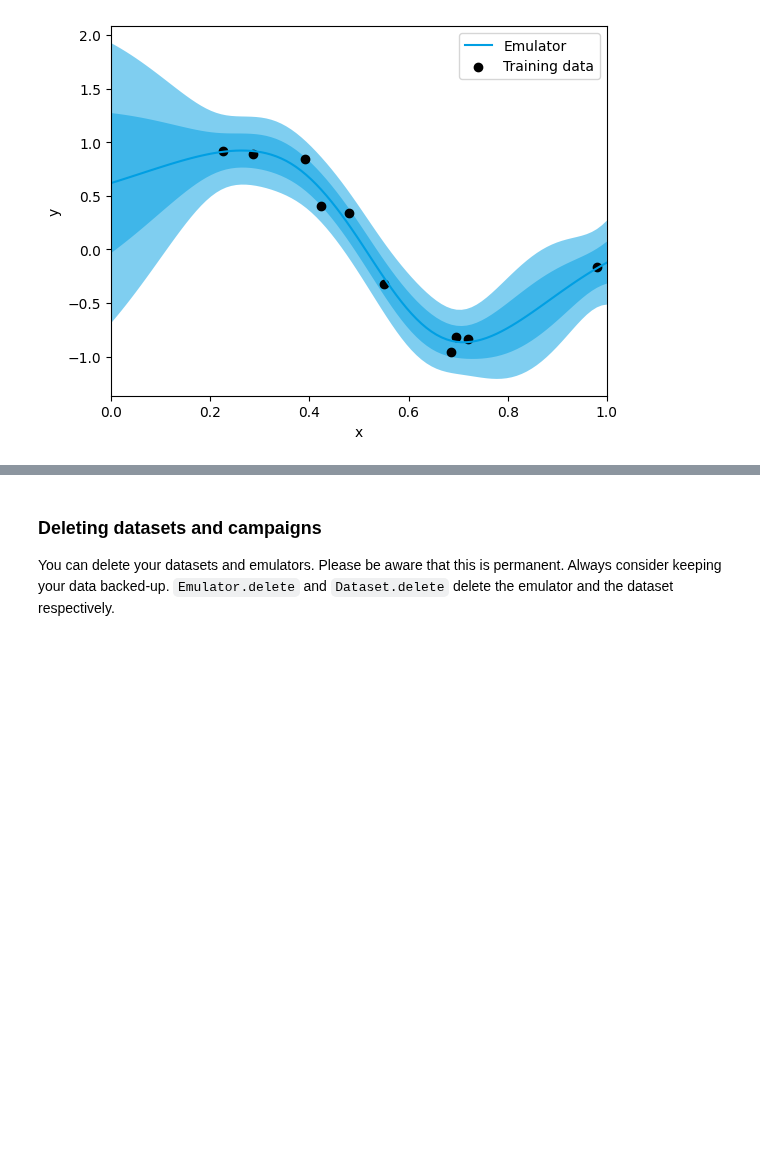
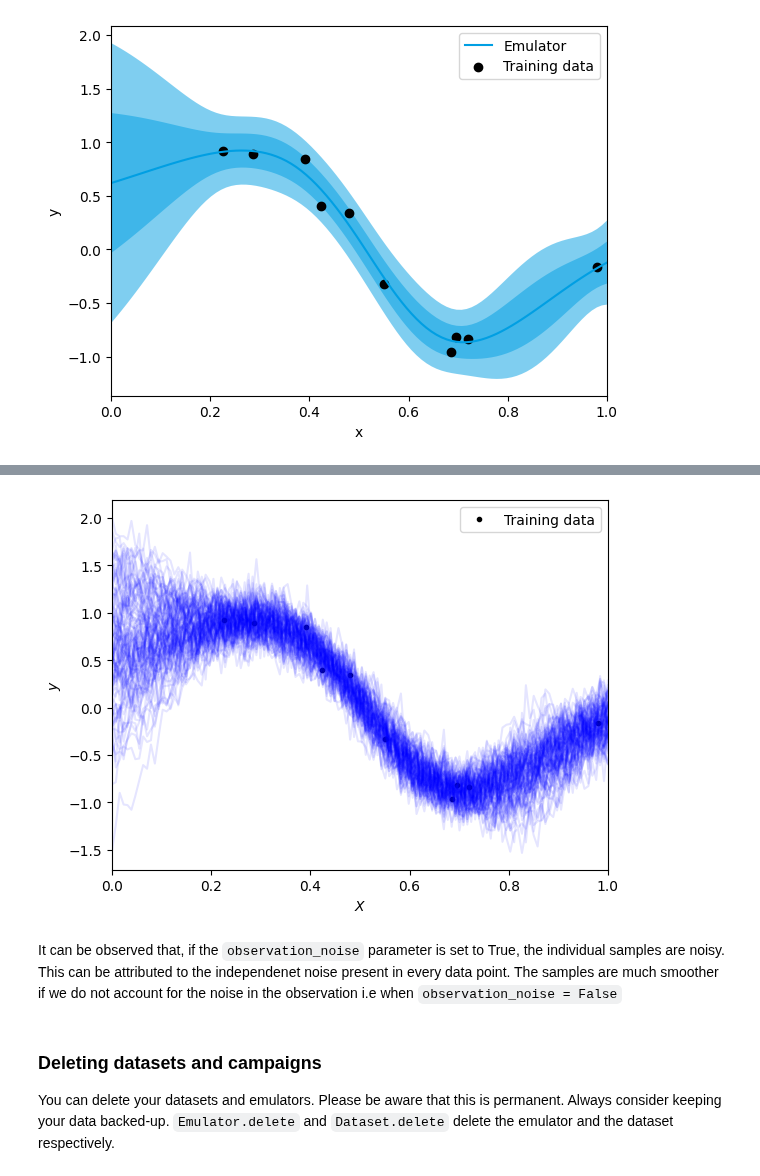
Before and after one commit to digiLab-ai/twinLab-Tutorials, a Jupyter notebook: 00-quickstart.ipynb, the cells around one changed output, grey strips where cells are left out. Saved outputs shown, nothing was run; the diff lists cells and outputs as text; code cells hidden in the pictures; blank space fills up the shorter version.

```diff
--- a/00-quickstart.ipynb
+++ b/00-quickstart.ipynb
@@ -172,3 +222,16 @@ plt.show()
+# %%
+# Set observation_noise to True
+sample_params = tl.SampleParams(observation_noise=True)
+
+# Sample from the emulator
+sample_result_1 = emulator.sample(sample_inputs, num_samples, params=sample_params)
+
+# Plot the samples
+plot_samples(sample_inputs, sample_result_1)
+# %% [output]
+[figure, added]
+# %% [markdown]
+It can be observed that, if the `observation_noise` parameter is set to True, the individual samples are noisy. This can be attributed to the independenet noise present in every data point. The samples are much smoother if we do not account for the noise in the observation i.e when `observation_noise = False`
 # %% [markdown]
 ### **Deleting datasets and campaigns**
 
```
Also changed, not shown: parts of 7 cells of this notebook.
